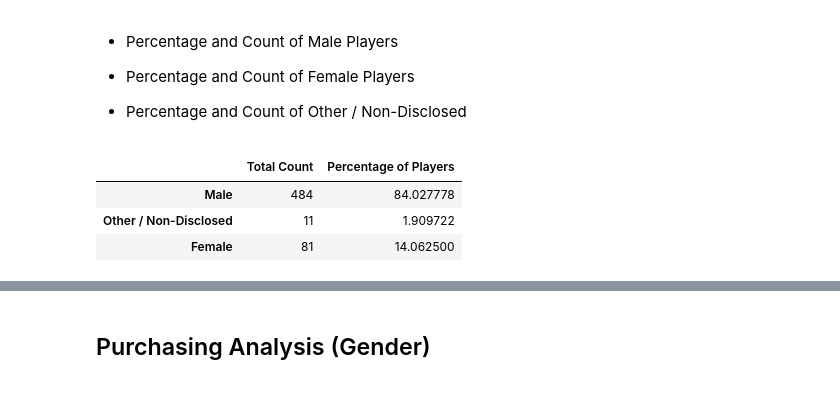
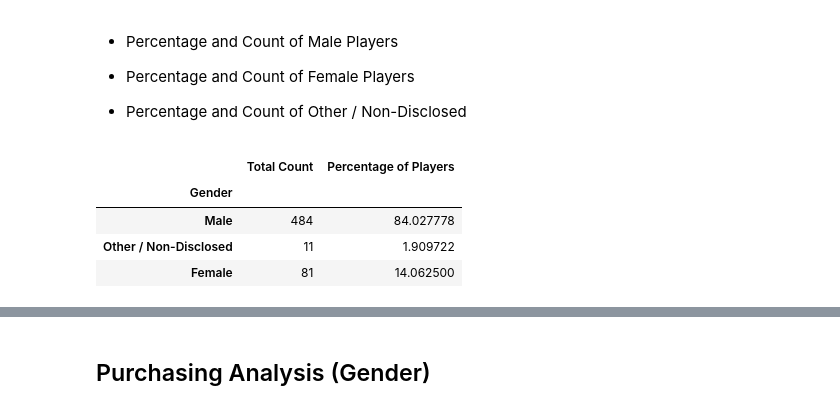
Before and after one commit to Orwellis/Bootcamp_Homework_4_Pandas, a Jupyter notebook: HeroesOfPymoli/HeroesOfPymoli_starter.ipynb, the cells around one changed output, grey strips where cells are left out. Drawn from its saved outputs; the diff is of its cells as text; code cells hidden in the pictures.

```diff
--- a/HeroesOfPymoli/HeroesOfPymoli_starter.ipynb
+++ b/HeroesOfPymoli/HeroesOfPymoli_starter.ipynb
@@ -91,9 +91,11 @@ gender_counts = pd.DataFrame(total_count,index=genders,columns=["Total Count"])
 # %%
 #add percentage to the above data frame
 gender_counts.loc[:,"Percentage of Players"] = (gender_counts["Total Count"] / gender_counts["Total Count"].sum()) * 100
+gender_counts.index.name = "Gender"
 gender_counts
 # %% [output]
 |  | Total Count | Percentage of Players |
+| Gender |  |  |
 | Male | 484 | 84.027778 |
 | Other / Non-Disclosed | 11 | 1.909722 |
 | Female | 81 | 14.062500 |
```
Also changed, not shown: parts of 13 cells of this notebook.
